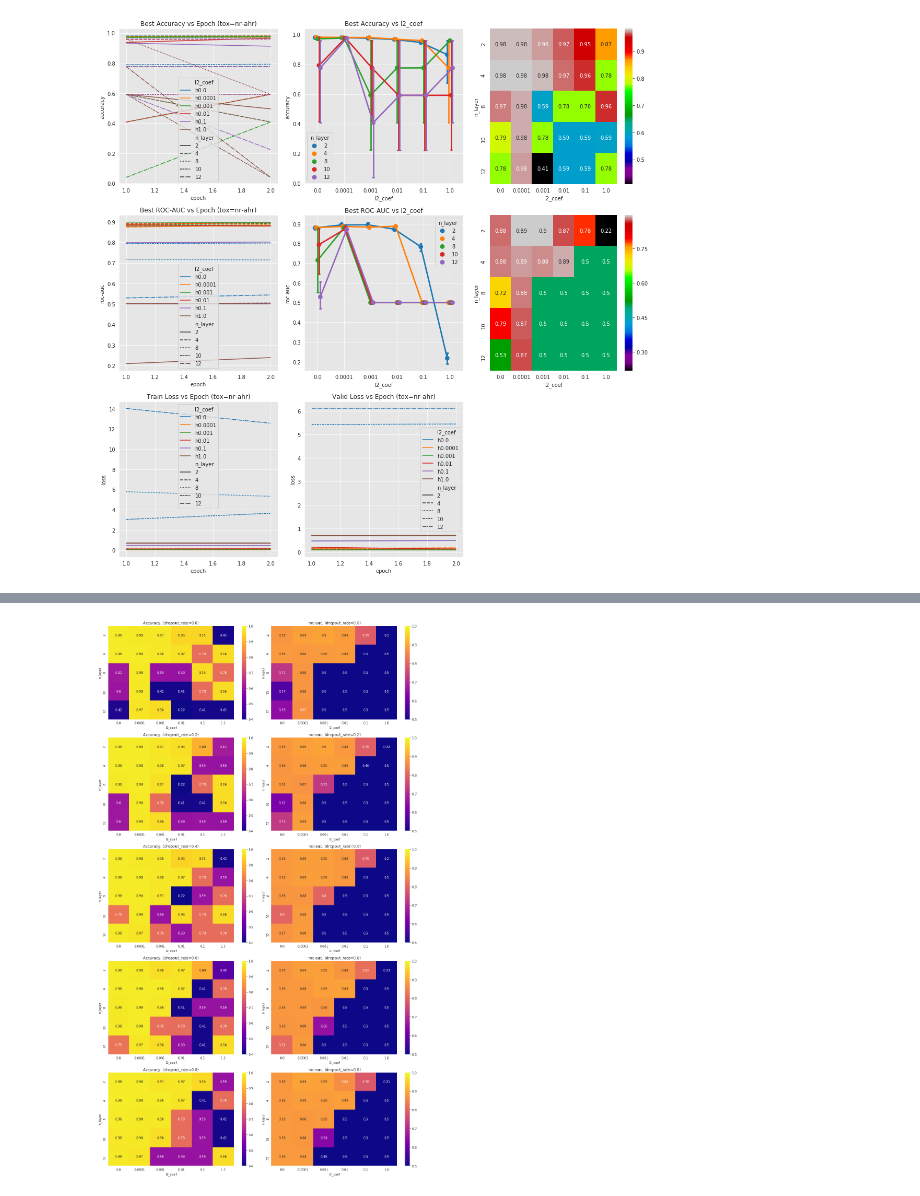
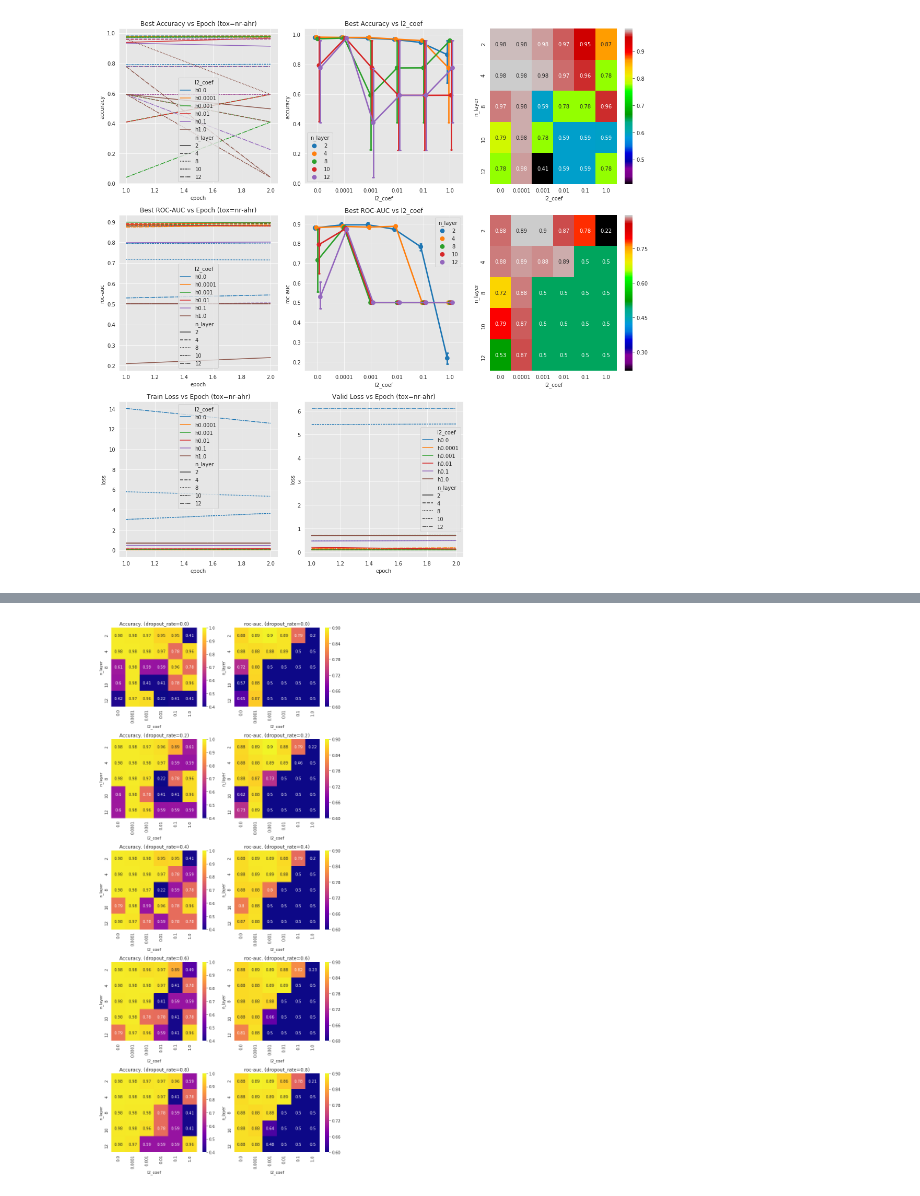
Before and after one commit to heartcored98/CH485_AI_Chemistry, a Jupyter notebook: Practice3_Tox21_MLP/Assignment3_Tox21_MLP.ipynb, the cells around one changed output, grey strips where cells are left out. Cells and saved outputs as stored; diff of their text form; code cells hidden in the pictures.

```diff
--- a/Practice3_Tox21_MLP/Assignment3_Tox21_MLP.ipynb
+++ b/Practice3_Tox21_MLP/Assignment3_Tox21_MLP.ipynb
@@ -306,16 +303,0 @@ def callback_experiment(list_result):
-# %%
-args.input_dim = 2048
-args.hidden_dim = 128
-args.batch_size = 128
-args.output_dim = 1
-args.n_layer = 2
-args.dropout_rate = 0.2
-args.lr = 0.01
-args.l2_coef = 0
-args.optim = 'ADAM'
-args.epoch = 10
-args.device = 'cuda' if torch.cuda.is_available() else 'cpu'
-args.exp_name = 'exp_test'
-args.list_partition = dict_partition['nr-ahr']
-result = subproc_experiment(args)
-callback_experiment(result)
@@ -1085,33 +918,33 @@ variable = 'l2_coef'
 variable2 = 'n_layer'
 variable3 = 'dropout_rate'
 list_loss = list()
 list_test = list()
 
 
 
 fig, ax = plt.subplots(len(df[variable3].unique()), 2)
-fig.set_size_inches(15, 5*len(df[variable3].unique()))
+fig.set_size_inches(9, 4*len(df[variable3].unique()))
 sns.set_style("darkgrid", {"axes.facecolor": ".9"})
 
 df_acc = pd.DataFrame(df.groupby([variable, variable2, variable3])['acc'].mean())
 df_acc.reset_index(level=df_acc.index.names, inplace=True)
 df_roc_auc = pd.DataFrame(df.groupby([variable, variable2, variable3])['roc_auc'].mean())
 df_roc_auc.reset_index(level=df_roc_auc.index.names, inplace=True)
 
 for i, value3 in enumerate(df[variable3].unique()):
     df_temp_acc = df_acc.loc[df_acc[variable3] == value3]
     df_temp_acc = df_temp_acc.pivot(index=variable2, columns=variable, values='acc')
     grid = sns.heatmap(df_temp_acc, annot=True, ax=ax[i][0], cmap='plasma', vmin=0.4, vmax=1.0)
     grid.set_title('Accuracy. ({}={:0.1f})'.format(variable3, value3))
 
     df_temp_roc_auc = df_roc_auc.loc[df_roc_auc[variable3] == value3]
     df_temp_roc_auc = df_temp_roc_auc.pivot(index=variable2, columns=variable, values='roc_auc')
-    grid = sns.heatmap(df_temp_roc_auc, annot=True, ax=ax[i][1], cmap='plasma', vmin=0.5, vmax=1.0)
+    grid = sns.heatmap(df_temp_roc_auc, annot=True, ax=ax[i][1], cmap='plasma', vmin=0.6, vmax=0.9)
     grid.set_title('roc-auc. ({}={:0.1f})'.format(variable3, value3))
 
 
 plt.tight_layout()
 plt.grid(True)
 plt.savefig('./images/{}.png'.format(exp_name))
 # %% [output]
-[figure, old version]
+[figure, new version]
```
Also changed, not shown: parts of 31 cells of this notebook.
